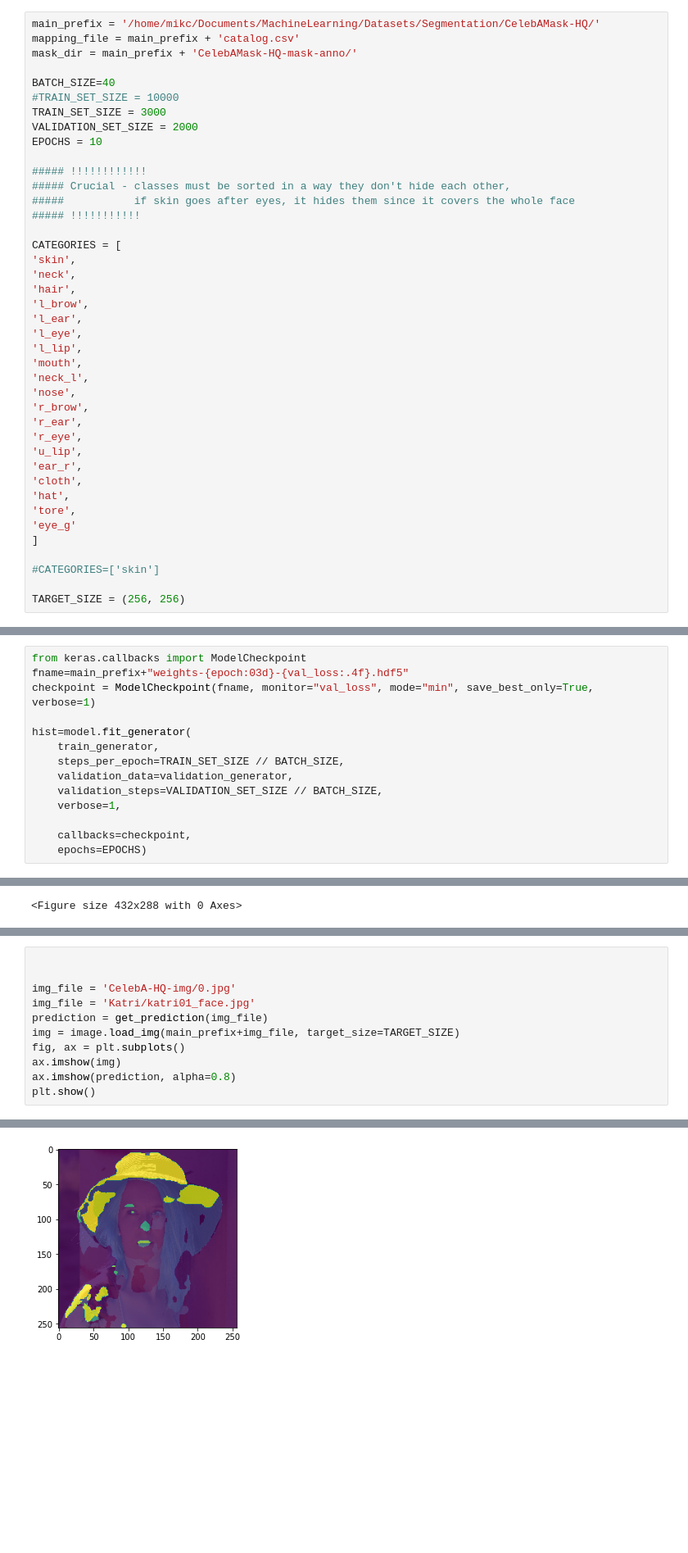
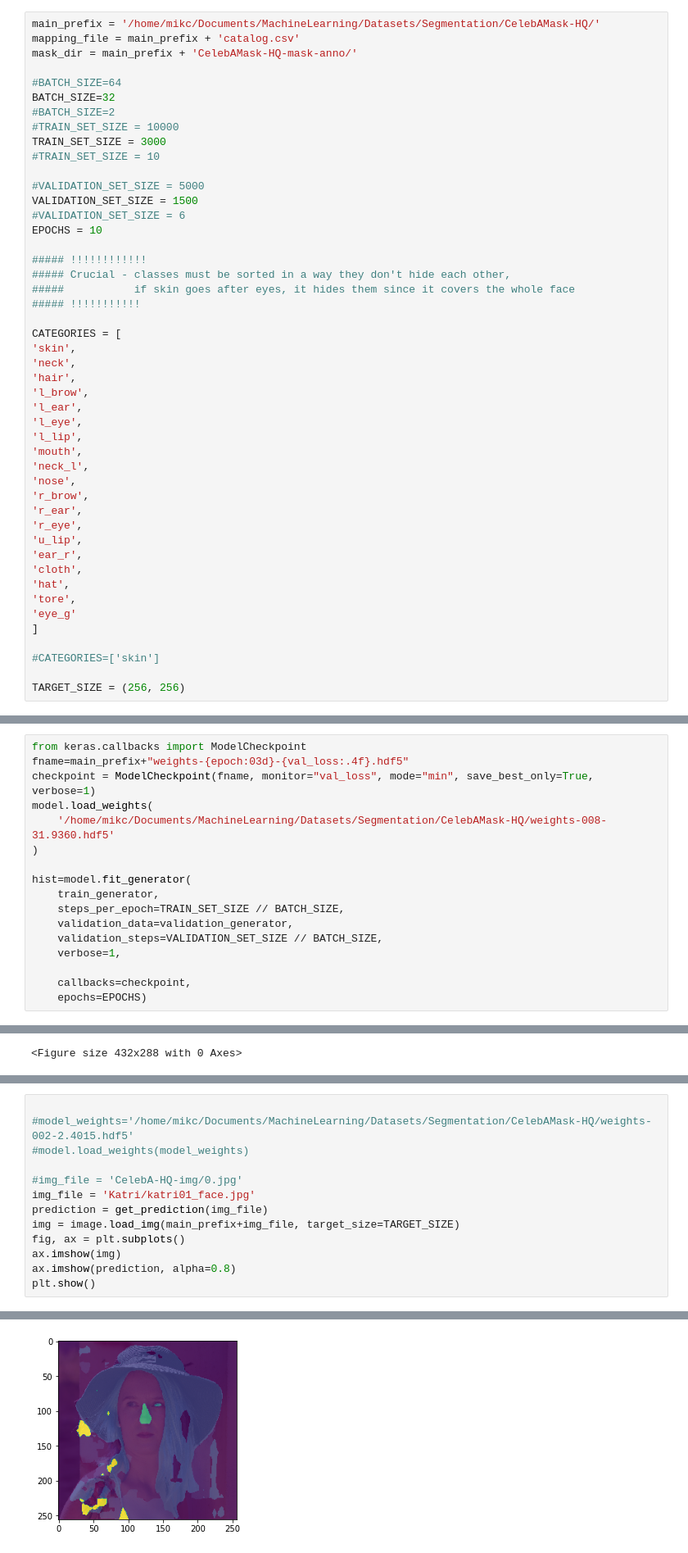
Before and after one commit to mixaal/segmentation, a Jupyter notebook: notebook/Segmentation-LabelsAsIntegers.ipynb, the cells around one changed output, grey strips where cells are left out. Shown at 82% size. Saved outputs shown, nothing was run; the diff lists cells and outputs as text; blank space fills up the shorter version.

Commit message:
new model for face segmentation

```diff
--- a/notebook/Segmentation-LabelsAsIntegers.ipynb
+++ b/notebook/Segmentation-LabelsAsIntegers.ipynb
@@ -3,10 +3,16 @@ main_prefix = '/home/mikc/Documents/MachineLearning/Datasets/Segmentation/CelebA
 mapping_file = main_prefix + 'catalog.csv'
 mask_dir = main_prefix + 'CelebAMask-HQ-mask-anno/'
 
-BATCH_SIZE=40
+#BATCH_SIZE=64
+BATCH_SIZE=32
+#BATCH_SIZE=2
 #TRAIN_SET_SIZE = 10000
 TRAIN_SET_SIZE = 3000
-VALIDATION_SET_SIZE = 2000
+#TRAIN_SET_SIZE = 10
+
+#VALIDATION_SET_SIZE = 5000
+VALIDATION_SET_SIZE = 1500
+#VALIDATION_SET_SIZE = 6
 EPOCHS = 10
 
 ##### !!!!!!!!!!!!
@@ -322,6 +368,9 @@ Image('model.png')
 from keras.callbacks import ModelCheckpoint
 fname=main_prefix+"weights-{epoch:03d}-{val_loss:.4f}.hdf5"
 checkpoint = ModelCheckpoint(fname, monitor="val_loss", mode="min", save_best_only=True, verbose=1)
+model.load_weights(
+    '/home/mikc/Documents/MachineLearning/Datasets/Segmentation/CelebAMask-HQ/weights-008-31.9360.hdf5'
+)
 
 hist=model.fit_generator(
     train_generator,
@@ -395,15 +445,17 @@ def get_prediction(image_name):
     return out
 # %%
 
+#model_weights='/home/mikc/Documents/MachineLearning/Datasets/Segmentation/CelebAMask-HQ/weights-002-2.4015.hdf5'
+#model.load_weights(model_weights)
 
-img_file = 'CelebA-HQ-img/0.jpg'
+#img_file = 'CelebA-HQ-img/0.jpg'
 img_file = 'Katri/katri01_face.jpg'
 prediction = get_prediction(img_file)
 img = image.load_img(main_prefix+img_file, target_size=TARGET_SIZE)
 fig, ax = plt.subplots()
 ax.imshow(img)
 ax.imshow(prediction, alpha=0.8)
 plt.show()
 # %% [output]
 (65536, 20)
-[figure, old version]
+[figure, new version]
```
Also changed, not shown: parts of 8 cells of this notebook, 2 other files.
